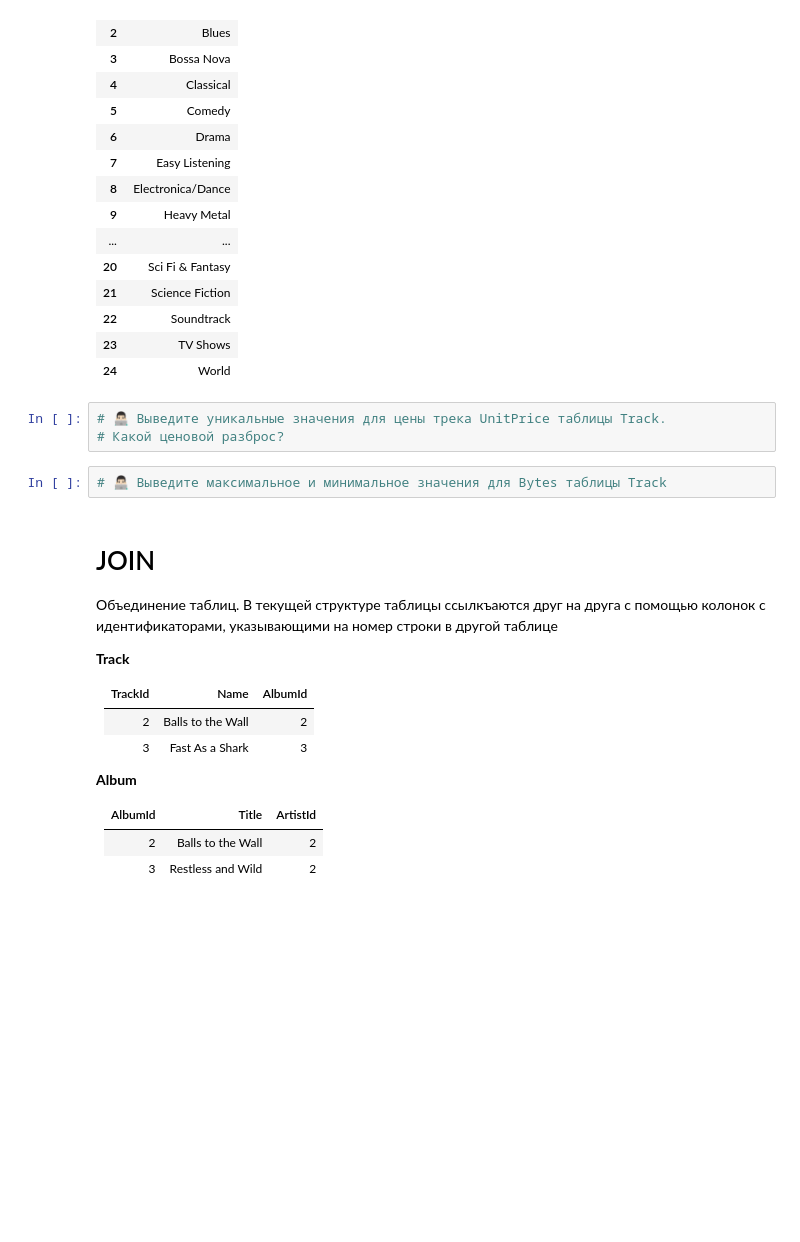
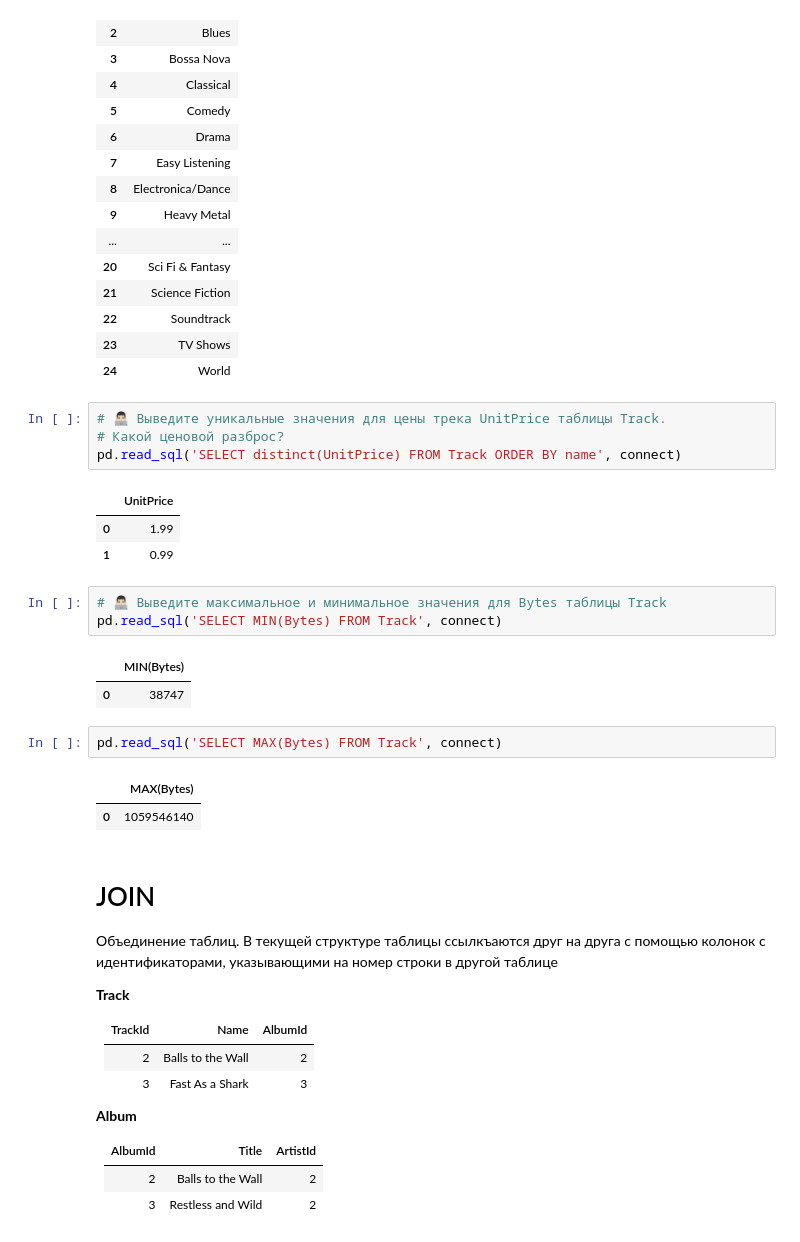
Before and after one commit to toxidxd/sb_data_science_intensive, a Jupyter notebook: [заполненная] Урок 3. DE - Рабочая тетрадь - Skillbox.ipynb, the cells around one changed output. Drawn from its saved outputs; the diff is of its cells as text; blank space fills up the shorter version.

```diff
--- a/[заполненная] Урок 3. DE - Рабочая тетрадь - Skillbox.ipynb
+++ b/[заполненная] Урок 3. DE - Рабочая тетрадь - Skillbox.ipynb
@@ -271,8 +308,22 @@ pd.read_sql('SELECT distinct(name) FROM Genre ORDER BY name', connect)
 # %%
 # 👨🏻‍💻 Выведите уникальные значения для цены трека UnitPrice таблицы Track.
 # Какой ценовой разброс?
+pd.read_sql('SELECT distinct(UnitPrice) FROM Track ORDER BY name', connect)
+# %% [output]
+|  | UnitPrice |
+| 0 | 1.99 |
+| 1 | 0.99 |
 # %%
 # 👨🏻‍💻 Выведите максимальное и минимальное значения для Bytes таблицы Track
+pd.read_sql('SELECT MIN(Bytes) FROM Track', connect)
+# %% [output]
+|  | MIN(Bytes) |
+| 0 | 38747 |
+# %%
+pd.read_sql('SELECT MAX(Bytes) FROM Track', connect)
+# %% [output]
+|  | MAX(Bytes) |
+| 0 | 1059546140 |
 # %% [markdown]
 # JOIN
 
```
Also changed, not shown: parts of 8 cells of this notebook.
